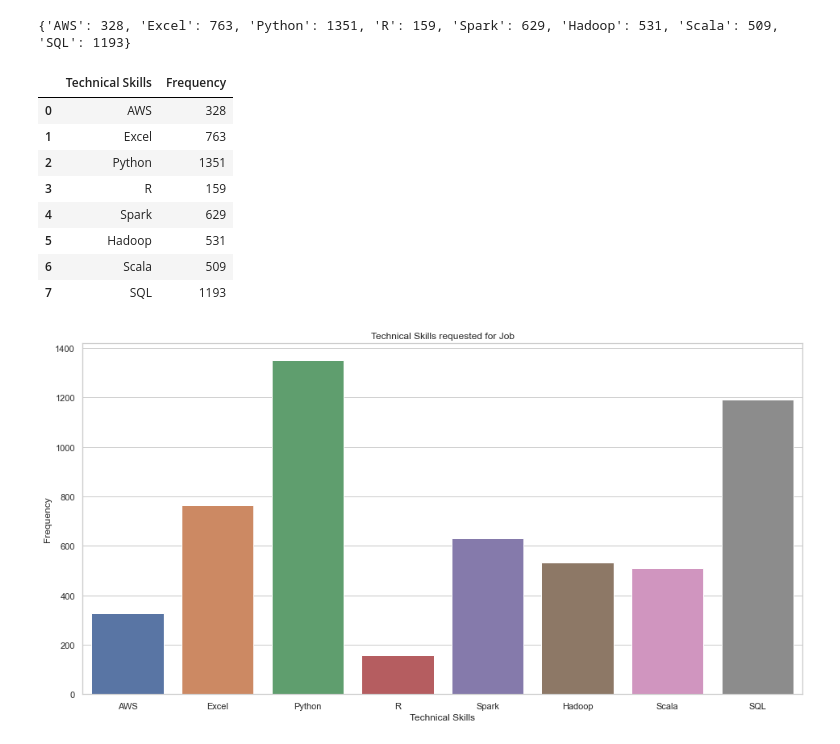
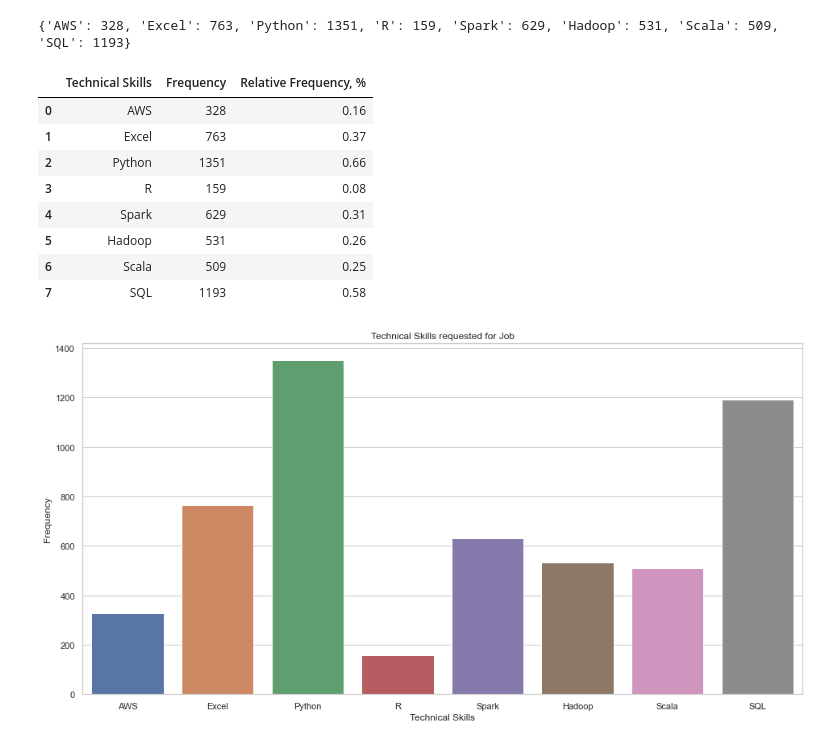
Before and after one commit to jamesgsw/Data-Analyst-Job-Landscape, a Jupyter notebook: Part 3. Data Analysis.ipynb, the cells around one changed output. Cells and saved outputs as stored; diff of their text form; code cells hidden in the pictures.

```diff
--- a/Part 3. Data Analysis.ipynb
+++ b/Part 3. Data Analysis.ipynb
@@ -79,7 +79,7 @@ print("---------------------- Job Dataset --------------------------")
 ---------------------- Job Dataset --------------------------
 # %%
 df = pd.read_excel(
-    '/Users/James/Documents/GitHub/Data-Analyst-Job-Landscape/Job Titles CSV Files/Job_dataset.xlsx')
+    '/Users/james/Documents/GitHub/Exploring-the-Big-Data-and-Analytics-Job-Market-in-Singapore-2020/Job Titles CSV Files/Job_dataset.xlsx')
 df.head()
 # %% [output]
 |  | Unnamed: 0 | Job Title | Job Description | Rating | Company Name | Headquarters | Size | Founded | ... |
@@ -175,0 +166,3 @@ df_jobs_available
+# %%
+df_jobs_available["Relative Frequency, %"] = round(df_jobs_available["Number of Jobs"]/total_jobs, 2)
+df_jobs_available
@@ -175,0 +177,4 @@ df_jobs_available
+# %%
+total_jobs = df_jobs_available["Number of Jobs"].sum()
+print("The total number of job listings found on Glassdoor is "  + str(total_jobs))
+print("\n")
@@ -196,18 +203,19 @@ print(adict)
 # %%
 # Representing these numbers with a dataframe
 df_technical_skill = DataFrame(list(adict.items()), columns=[
                                'Technical Skills', 'Frequency'])
+df_technical_skill["Relative Frequency, %"] = round(df_technical_skill["Frequency"]/total_jobs, 2)
 df_technical_skill
 # %% [output]
-|  | Technical Skills | Frequency |
-| 0 | AWS | 328 |
-| 1 | Excel | 763 |
-| 2 | Python | 1351 |
-| 3 | R | 159 |
-| 4 | Spark | 629 |
-| 5 | Hadoop | 531 |
-| 6 | Scala | 509 |
-| 7 | SQL | 1193 |
+|  | Technical Skills | Frequency | Relative Frequency, % |
+| 0 | AWS | 328 | 0.16 |
+| 1 | Excel | 763 | 0.37 |
+| 2 | Python | 1351 | 0.66 |
+| 3 | R | 159 | 0.08 |
+| 4 | Spark | 629 | 0.31 |
+| 5 | Hadoop | 531 | 0.26 |
+| 6 | Scala | 509 | 0.25 |
+| 7 | SQL | 1193 | 0.58 |
 # %%
 # Creating barplot representing the values in the dataframe
 sns.set(style="whitegrid")
```
Also changed, not shown: parts of 13 cells of this notebook, 12 other files.
